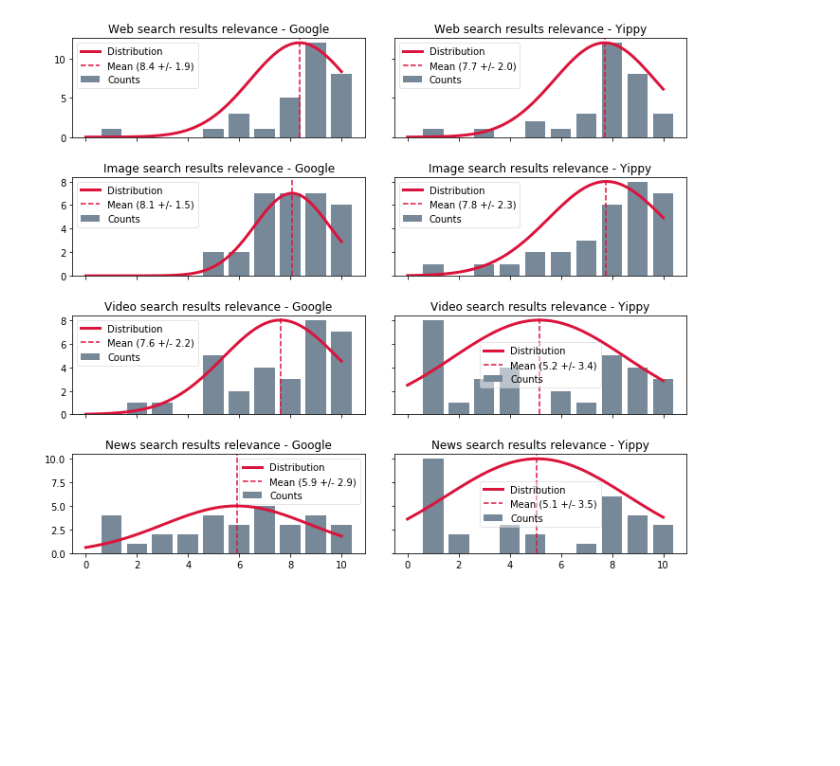
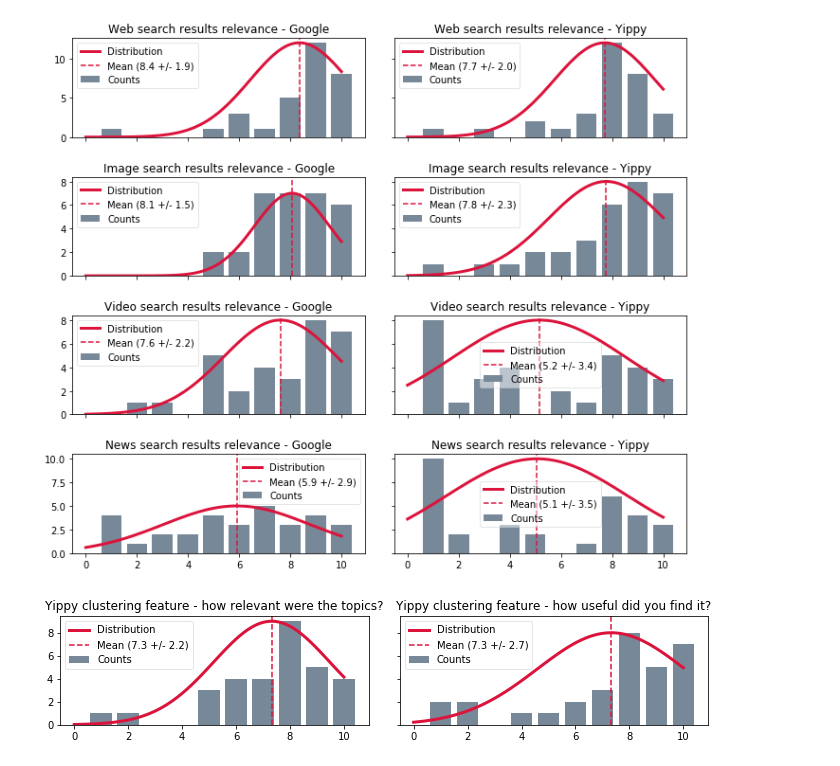
Before and after one commit to animaviridis/evaluation_of_ai, a Jupyter notebook: results_plots.ipynb, the cells around one changed output. Drawn from its saved outputs; the diff is of its cells as text; code cells hidden in the pictures; blank space fills up the shorter version.

```diff
--- a/results_plots.ipynb
+++ b/results_plots.ipynb
@@ -53,3 +53,8 @@ fig = plots.make_plot(main_data, keys['tasks'], kind='bar', fig_kwargs=dict(figs
 fig.subplots_adjust(left=0.0, hspace=0.4, wspace=0.1)
 # %% [output]
 [figure]
+# %%
+fig = plots.make_plot(main_data, keys['clustering'], kind='bar', fig_kwargs=dict(figsize=(10,2)), nrows=1)
+fig.subplots_adjust(left=0.0, wspace=0.1)
+# %% [output]
+[figure, added]
```
Also changed, not shown: 3 other files.
